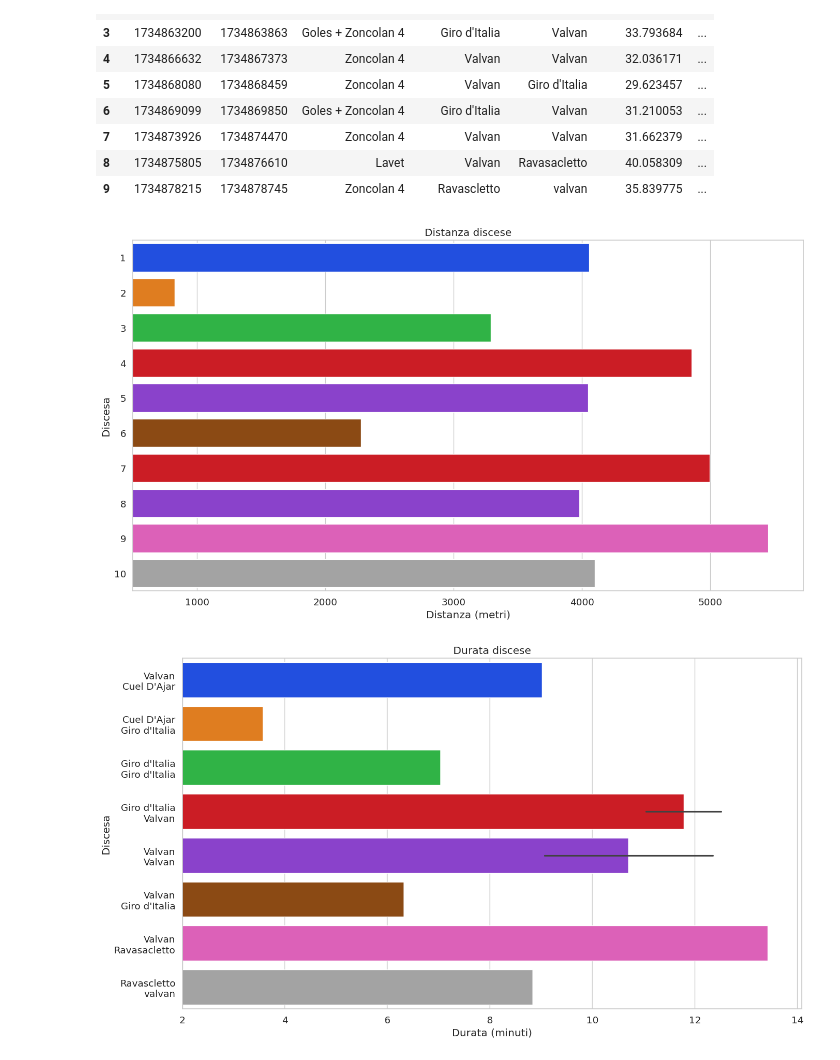
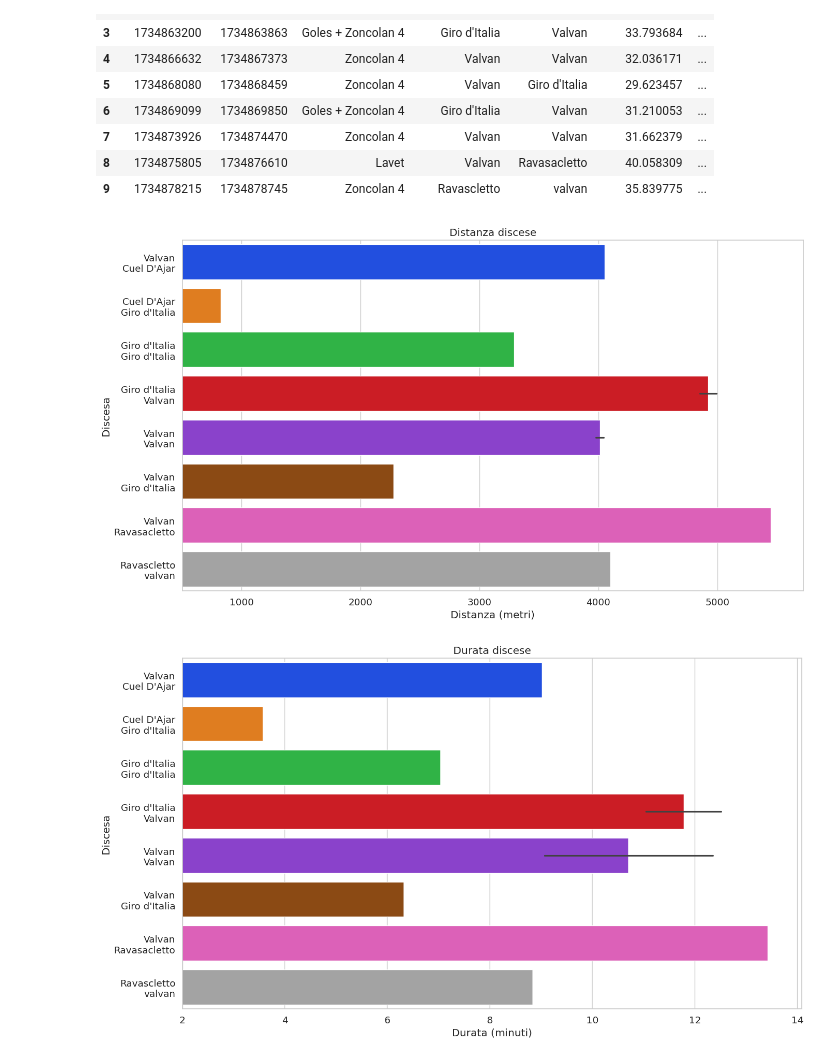
Before and after one commit to thomasmassarutto/DataSlopes, a Jupyter notebook: DataSlopes.ipynb, the cells around one changed output. Saved outputs shown, nothing was run; the diff lists cells and outputs as text; code cells hidden in the pictures.

Commit message:
cache image map

```diff
--- a/DataSlopes.ipynb
+++ b/DataSlopes.ipynb
@@ -661,29 +660,29 @@ df_discese['y_label'] = df_discese['impianti'].str.replace('-', '\n')
 # %%
 ##TENERE?
 
 f, ax = plt.subplots(1, 1, figsize=safe_image_size)
 
 ax.set_title("Distanza discese")
 
 sns.barplot(
             data=df_discese,
-            y=df_discese.index +1, ## indici partono da 0
+            y='y_label',
             x="distanza_discesa",
             orient='h',
             hue='impianti',
             palette= 'bright',
             legend= False,
             )
 
 ax.set_xlim(500, None)
 
 ax.set_ylabel("Discesa")
 ax.set_xlabel("Distanza (metri)")
 
 plt.tight_layout()
 plt.show()
 # %% [output]
-[figure, old version]
+[figure, new version]
 # %%
 f, ax = plt.subplots(1, 1, figsize=safe_image_size)
 
```
Also changed, not shown: parts of 3 cells of this notebook, 1 other file.
